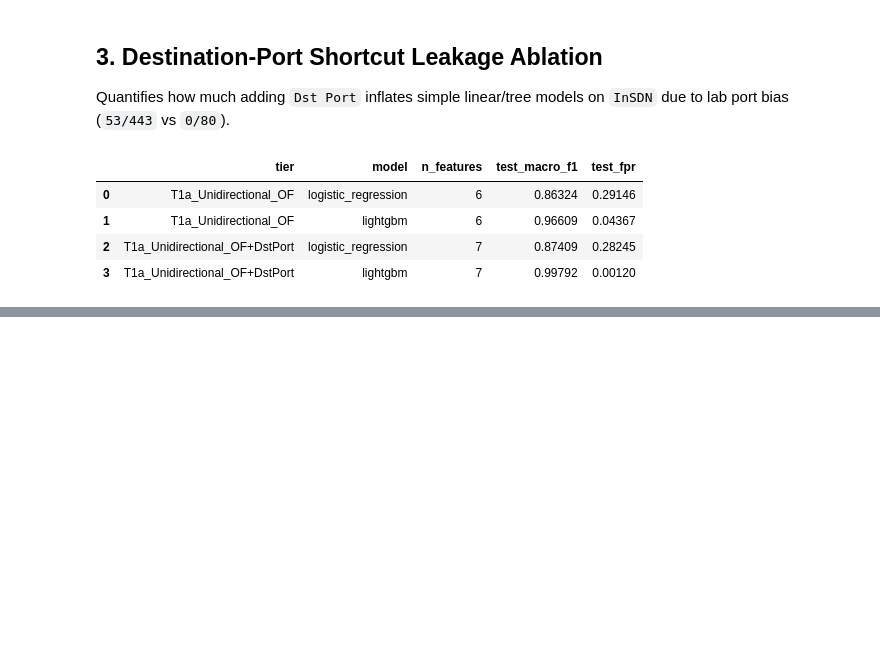
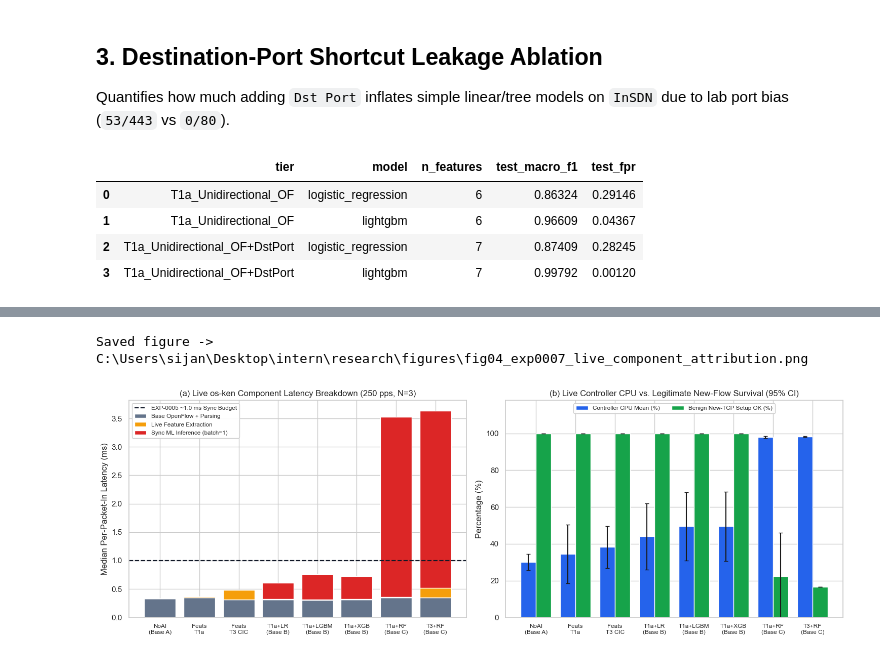
Before and after one commit to devsijanpandey12/Internship_DSAI, a Jupyter notebook: notebooks/02_offline_vs_live_bottleneck_analysis.ipynb, the cells around one changed output, grey strips where cells are left out. Cells and saved outputs as stored; diff of their text form; code cells hidden in the pictures; blank space fills up the shorter version.

Commit message:
results(exp0007): 24-trial live SDN component attribution (Baseline A vs B vs C), fig04, and refined H1/H2 audit

```diff
--- a/notebooks/02_offline_vs_live_bottleneck_analysis.ipynb
+++ b/notebooks/02_offline_vs_live_bottleneck_analysis.ipynb
@@ -216,0 +220,8 @@ pd.concat([base_t1a, ab_df], ignore_index=True)
+# %%
+df_exp7 = pd.read_csv(REPO_ROOT / "experiments" / "results" / "EXP-0007" / "aggregated_summary.csv")
+df_exp7[[
+    "pipeline", "offline_test_macro_f1", "base_ofp_p50_ms_mean",
+    "feature_extract_p50_ms_mean", "model_infer_p50_ms_mean",
+    "event_loop_lag_p95_ms_mean", "controller_cpu_mean_pct_mean",
+    "benign_new_flow_success_pct_mean"
+]]
@@ -216,0 +238,52 @@ pd.concat([base_t1a, ab_df], ignore_index=True)
+# %%
+fig, axes = plt.subplots(1, 2, figsize=(15, 5.2))
+
+short_labels = [
+    "NoAI\n(Base A)", "Feats\nT1a", "Feats\nT3 CIC",
+    "T1a+LR\n(Base B)", "T1a+LGBM\n(Base B)", "T1a+XGB\n(Base B)",
+    "T1a+RF\n(Base C)", "T3+RF\n(Base C)"
+]
+x = np.arange(len(df_exp7))
+
+# Panel A: Stacked component latency breakdown (p50 ms)
+base_v = df_exp7["base_ofp_p50_ms_mean"].to_numpy()
+feat_v = df_exp7["feature_extract_p50_ms_mean"].to_numpy()
+inf_v = df_exp7["model_infer_p50_ms_mean"].to_numpy()
+
+axes[0].bar(x, base_v, label="Base OpenFlow + Parsing", color="#64748b")
+axes[0].bar(x, feat_v, bottom=base_v, label="Live Feature Extraction", color="#f59e0b")
+axes[0].bar(x, inf_v, bottom=base_v + feat_v, label="Sync ML Inference (batch=1)", color="#dc2626")
+axes[0].axhline(1.0, color="#111827", linestyle="--", linewidth=1.6, label="EXP-0005 ~1.0 ms Sync Budget")
+axes[0].set_xticks(x)
+axes[0].set_xticklabels(short_labels, fontsize=8.5)
+axes[0].set_ylabel("Median Per-Packet-In Latency (ms)")
+axes[0].set_title("(a) Live os-ken Component Latency Breakdown (250 pps, N=3)")
+axes[0].legend(loc="upper left", fontsize=8.5, framealpha=0.95)
+
+# Panel B: Controller CPU (%) & Benign New-TCP Setup Success (%)
+w = 0.38
+axes[1].bar(
+    x - w/2, df_exp7["controller_cpu_mean_pct_mean"], width=w,
+    yerr=df_exp7["controller_cpu_mean_pct_ci95"], capsize=3,
+    color="#2563eb", label="Controller CPU Mean (%)"
+)
+axes[1].bar(
+    x + w/2, df_exp7["benign_new_flow_success_pct_mean"], width=w,
+    yerr=df_exp7["benign_new_flow_success_pct_ci95"], capsize=3,
+    color="#16a34a", label="Benign New-TCP Setup OK (%)"
+)
+axes[1].set_xticks(x)
+axes[1].set_xticklabels(short_labels, fontsize=8.5)
+axes[1].set_ylabel("Percentage (%)")
+axes[1].set_ylim(0, 118)
+axes[1].set_title("(b) Live Controller CPU vs. Legitimate New-Flow Survival (95% CI)")
+axes[1].legend(loc="upper center", ncol=2, fontsize=8.5, framealpha=0.95)
+
+plt.tight_layout()
+out_fig = FIG_DIR / "fig04_exp0007_live_component_attribution.png"
+plt.savefig(out_fig, dpi=220, bbox_inches="tight")
+print(f"Saved figure -> {out_fig}")
+plt.show()
+# %% [output]
+Saved figure -> C:\Users\sijan\Desktop\intern\research\figures\fig04_exp0007_live_component_attribution.png
+[figure, added]
```
Also changed, not shown: parts of 2 cells of this notebook, 10 other files.
